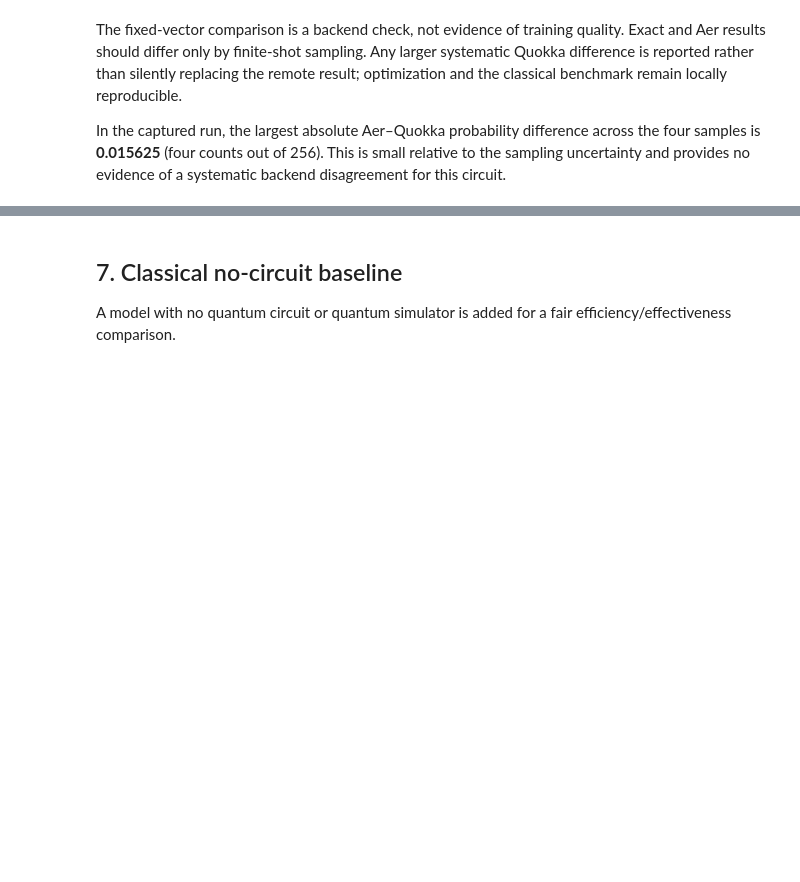
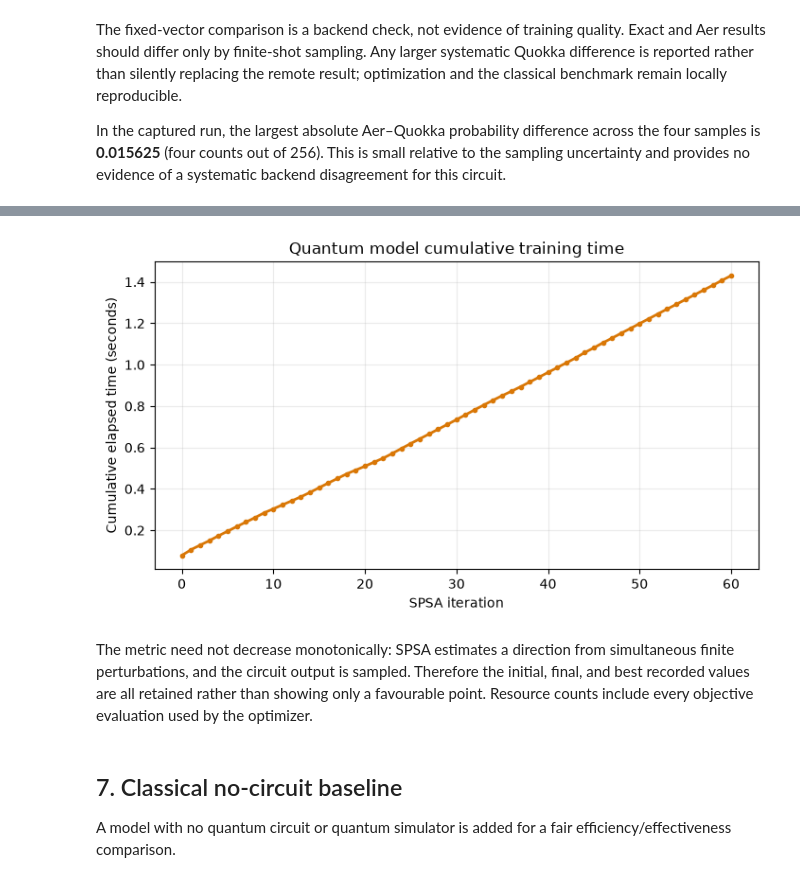
Before and after one commit to miku-wwl/802-Quantum-Computing, a Jupyter notebook: submission/Task_4_Quantum_ML/Task_4_Quantum_ML.ipynb, the cells around one changed output, grey strips where cells are left out. Cells and saved outputs as stored; diff of their text form; code cells hidden in the pictures; blank space fills up the shorter version.

```diff
--- a/submission/Task_4_Quantum_ML/Task_4_Quantum_ML.ipynb
+++ b/submission/Task_4_Quantum_ML/Task_4_Quantum_ML.ipynb
@@ -266,3 +326,29 @@ plots.
+# %%
+figure, axis = plt.subplots(figsize=(7.2, 4.2))
+axis.plot(
+    trace["iteration"],
+    trace["elapsed_seconds"],
+    color="#D97706",
+    linewidth=2,
+    marker="o",
+    markersize=3,
+)
+axis.set(
+    xlabel="SPSA iteration",
+    ylabel="Cumulative elapsed time (seconds)",
+    title="Quantum model cumulative training time",
+)
+axis.grid(alpha=0.25)
+plt.tight_layout()
+plt.show()
+# %% [output]
+[figure, added]
+# %% [markdown]
+The metric need not decrease monotonically: SPSA estimates a direction
+from simultaneous finite perturbations, and the circuit output is sampled.
+Therefore the initial, final, and best recorded values are all retained rather
+than showing only a favourable point. Resource counts include every objective
+evaluation used by the optimizer.
 # %% [markdown]
 ## 7. Classical no-circuit baseline
 
```
Also changed, not shown: parts of 4 cells of this notebook, 8 other files.
